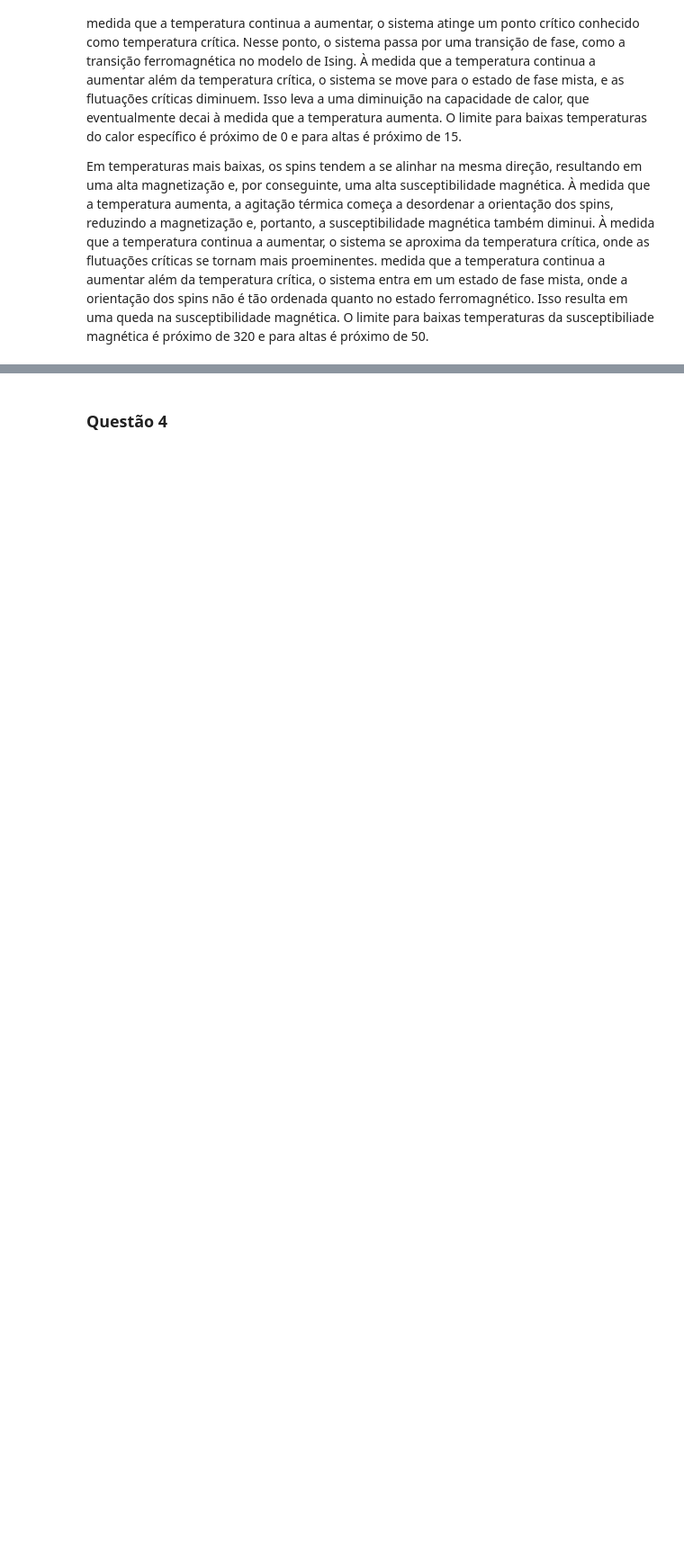
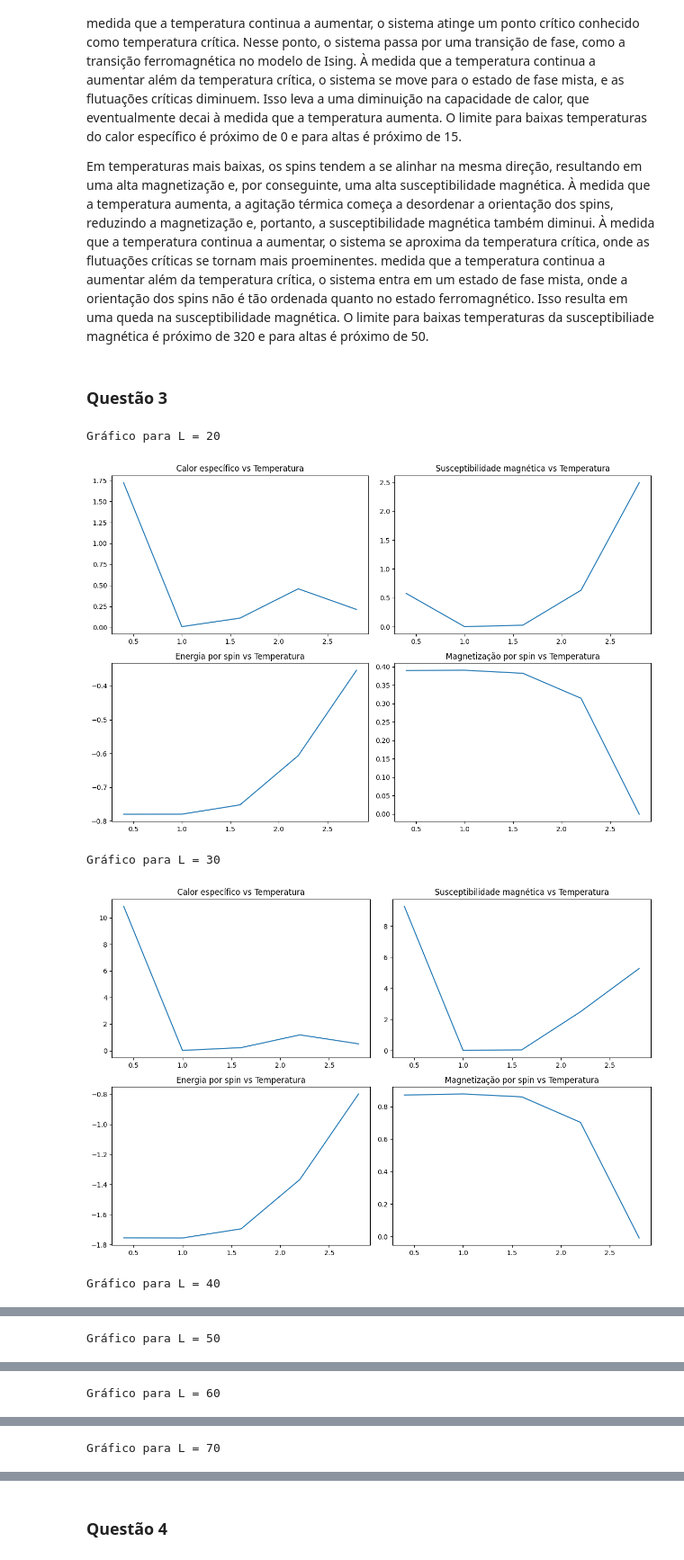
Before and after one commit to gabrielliman/Ising-Model, a Jupyter notebook: IFC_IsingModel-cp.ipynb, the cells around one changed output, grey strips where cells are left out. Shown at 90% size. Drawn from its saved outputs; the diff is of its cells as text; code cells hidden in the pictures; blank space fills up the shorter version.

```diff
--- a/IFC_IsingModel-cp.ipynb
+++ b/IFC_IsingModel-cp.ipynb
@@ -892,3 +895,30 @@ plt.show()
 
 
    Em temperaturas mais baixas, os spins tendem a se alinhar na mesma direção, resultando em uma alta magnetização e, por conseguinte, uma alta susceptibilidade magnética. À medida que a temperatura aumenta, a agitação térmica começa a desordenar a orientação dos spins, reduzindo a magnetização e, portanto, a susceptibilidade magnética também diminui. À medida que a temperatura continua a aumentar, o sistema se aproxima da temperatura crítica, onde as flutuações críticas se tornam mais proeminentes.  medida que a temperatura continua a aumentar além da temperatura crítica, o sistema entra em um estado de fase mista, onde a orientação dos spins não é tão ordenada quanto no estado ferromagnético. Isso resulta em uma queda na susceptibilidade magnética. O limite para baixas temperaturas da susceptibiliade magnética é próximo de 320 e para altas é próximo de 50.
+# %% [markdown]
+### Questão 3
+# %%
+arr_L = [20, 30, 40, 50, 60, 70]
+heat_3 = 0.6
+# %%
+it = floor((temp_limit - temp_init)/heat) + 1
+ener_per_L = np.zeros((len(arr_L), n*steps*it))
+mag_per_L = np.zeros((len(arr_L), n*steps*it))
+
+for i in range(len(arr_L)):
+    print(f"Iteração número {i}: L = {arr_L[i]}")
+    ener_per_L[i], mag_per_L[i] = run_simul_varying_temp(arr_L[i]**2, temp_init, temp_limit, heat_3, steps, n)
+# %%
+for i in range(len(ener_per_L)):
+  heat_px, heat_py = calc_spec_heat_pts(ener_per_L[i], temp_init, N, heat_3, steps, n)
+  mag_sus_px, mag_sus_py = calc_mag_sus_pts(mag_per_L[i], temp_init, N, heat_3, steps, n)
+  spin_ener_px, spin_ener_py = calc_spin_ener_pts(ener_per_L[i], temp_init, N, heat_3, steps, n)
+  spin_mag_px, spin_mag_py = calc_spin_mag_pts(mag_per_L[i], temp_init, N, heat_3, steps, n)
+  print(f"Gráfico para L = {arr_L[i]}")
+  plot_measures(heat_px, heat_py, mag_sus_px, mag_sus_py, spin_ener_px, spin_ener_py, spin_mag_px, spin_mag_py)
+# %% [output]
+Gráfico para L = 20
+[figure, added]
+Gráfico para L = 30
+[figure, added]
+Gráfico para L = 40
@@ -894,0 +926 @@ plt.show()
+Gráfico para L = 50
@@ -894,0 +928 @@ plt.show()
+Gráfico para L = 60
@@ -894,0 +930 @@ plt.show()
+Gráfico para L = 70
```
Also changed, not shown: parts of 18 cells of this notebook.
